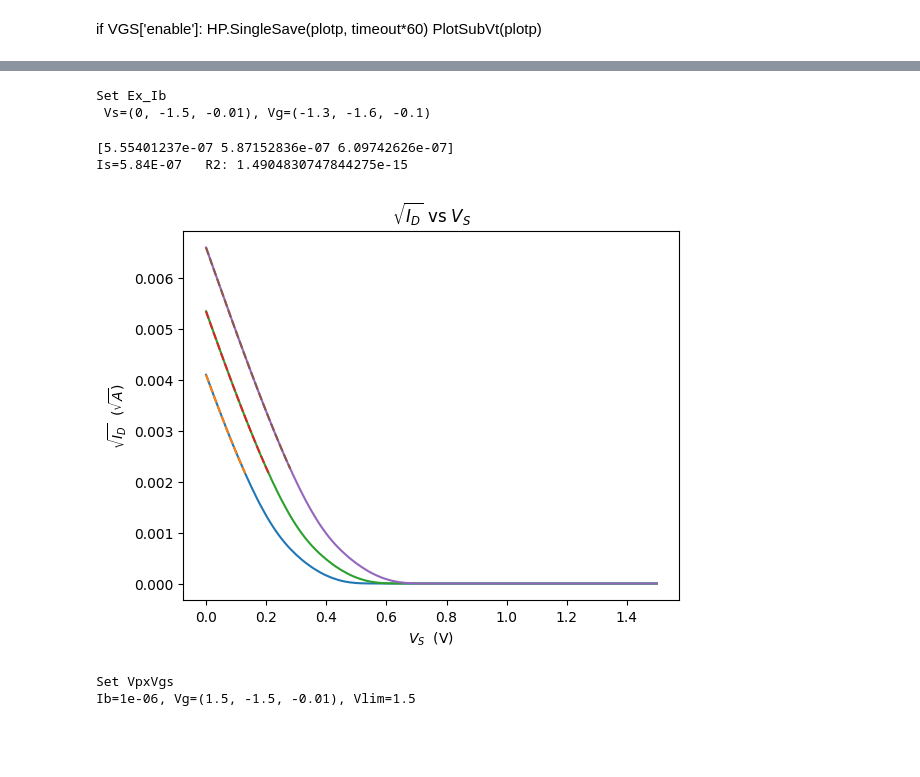
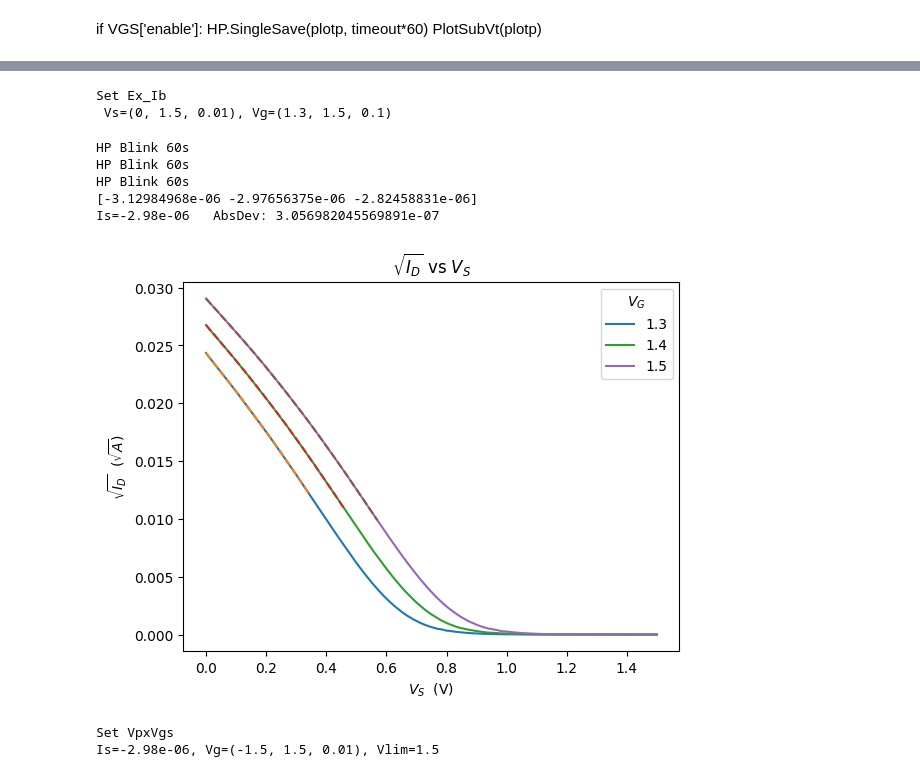
Before and after one commit to lszucchi/HPIB, a Jupyter notebook: Measure.ipynb, the cells around one changed output, grey strips where cells are left out. Drawn from its saved outputs; the diff is of its cells as text; code cells hidden in the pictures; blank space fills up the shorter version.

```diff
--- a/Measure.ipynb
+++ b/Measure.ipynb
@@ -15,7 +15,7 @@ INOch='COM3'
 
 timeout=30
 
-ptype=True
+ptype=False
 
 VGS = {
     'enable' : True,
@@ -52,7 +52,7 @@ Ex_Ib = {
 VP = {
     'enable' : True,
     'VGstart' : -1.5, 'VGstop' : 1.5, 'VGstep' : 0.01,
-    'Ib' : '1e-6', 'Compliance' : 1.5
+    'Ib' : -2.98e-06, 'Compliance' : 1.5
     }
 # %%
 VP
@@ -94,5 +94,5 @@ C:/Users/Zucchi/Documents/Medidas/TP6/231031/csv/
 # %%
-if True:
+if False:
     if ptype:
         HP.SetDiode(0, 1.5, 0.05)
     else:
@@ -180,16 +164,19 @@ if Ex_Ib['enable']:
     plotp=f"{path}{HP.term}-{now}.csv"
 # %% [output]
 Set Ex_Ib
- Vs=(0, -1.5, -0.01), Vg=(-1.3, -1.6, -0.1)
+ Vs=(0, 1.5, 0.01), Vg=(1.3, 1.5, 0.1)
 # %%
 if Ex_Ib['enable']:
     HP.SingleSave(plotp, timeout*60*7)
     ibcalc=plotp
-    VP['Ib']=CalcIb(ibcalc, ptype)
+    VP['Ib']=CalcIs(ibcalc, ptype)
 # %% [output]
-[5.55401237e-07 5.87152836e-07 6.09742626e-07]
-Is=5.84E-07   R2: 1.4904830747844275e-15
+HP Blink 60s
+HP Blink 60s
+HP Blink 60s
+[-3.12984968e-06 -2.97656375e-06 -2.82458831e-06]
+Is=-2.98e-06   AbsDev: 3.056982045569891e-07
-[figure, old version]
+[figure, new version]
 # %%
 if VP['enable']:
     # VP['Ib']=CalcIb(ibcalc, ptype)
@@ -200,7 +187,7 @@ if VP['enable']:
     plotp=f"{path}{HP.term}-{now}.csv"
 # %% [output]
 Set VpxVgs
-Ib=1e-06, Vg=(1.5, -1.5, -0.01), Vlim=1.5
+Is=-2.98e-06, Vg=(-1.5, 1.5, 0.01), Vlim=1.5
 # %%
 if VP['enable']:
     HP.SingleSave(plotp, timeout*60)
```
Also changed, not shown: parts of 9 cells of this notebook, 5 other files.
